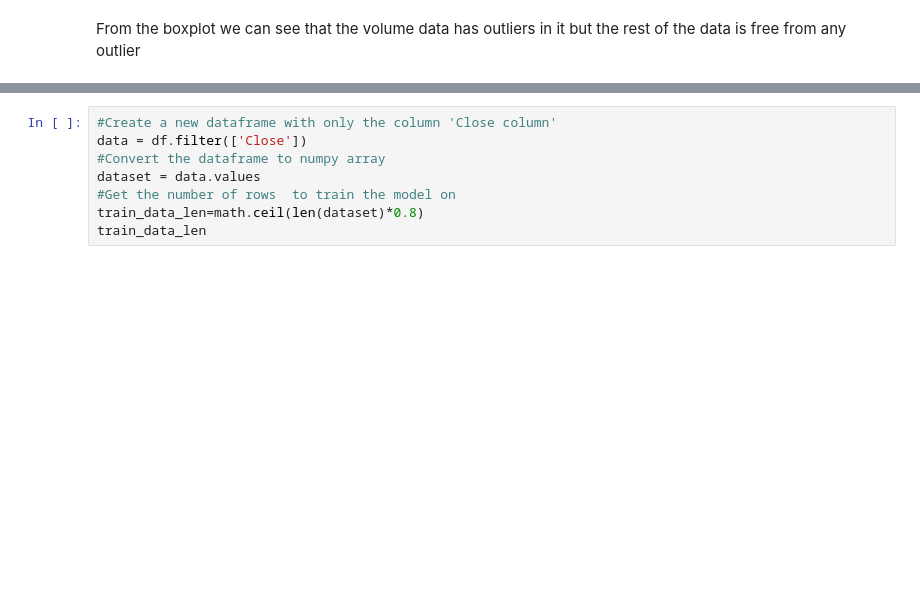
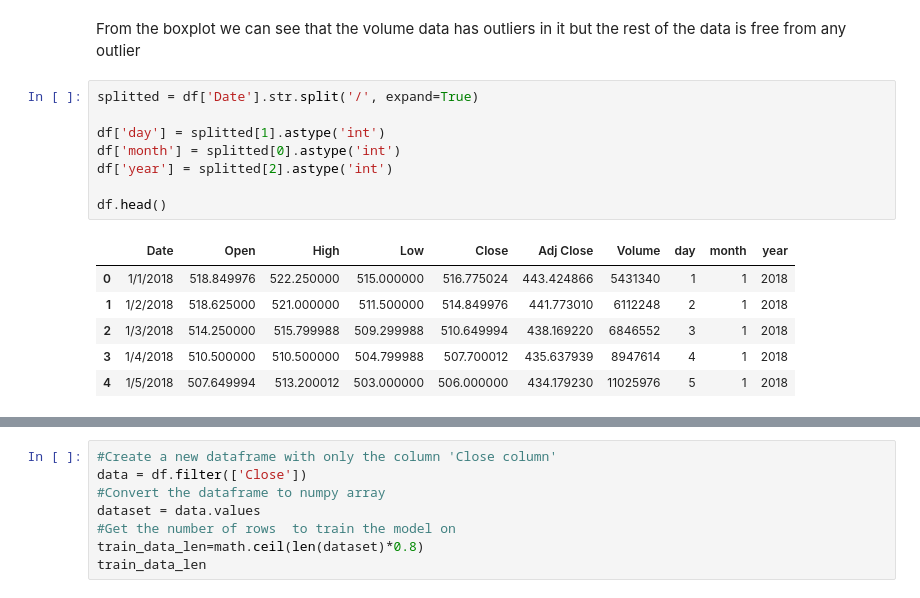
Before and after one commit to Rishit-shah2002/ML_Project, a Jupyter notebook: ML_Project.ipynb, the cells around one changed output, grey strips where cells are left out. Drawn from its saved outputs; the diff is of its cells as text; blank space fills up the shorter version.

```diff
--- a/ML_Project.ipynb
+++ b/ML_Project.ipynb
@@ -138,3 +140,18 @@ plt.show()
 [figure]
 # %% [markdown]
 From the boxplot we can see that the volume data has outliers in it but the rest of the data is free from any outlier
+# %%
+splitted = df['Date'].str.split('/', expand=True)
+
+df['day'] = splitted[1].astype('int')
+df['month'] = splitted[0].astype('int')
+df['year'] = splitted[2].astype('int')
+
+df.head()
+# %% [output]
+|  | Date | Open | High | Low | Close | Adj Close | Volume | day | month | year |
+| 0 | 1/1/2018 | 518.849976 | 522.250000 | 515.000000 | 516.775024 | 443.424866 | 5431340 | 1 | 1 | 2018 |
+| 1 | 1/2/2018 | 518.625000 | 521.000000 | 511.500000 | 514.849976 | 441.773010 | 6112248 | 2 | 1 | 2018 |
+| 2 | 1/3/2018 | 514.250000 | 515.799988 | 509.299988 | 510.649994 | 438.169220 | 6846552 | 3 | 1 | 2018 |
+| 3 | 1/4/2018 | 510.500000 | 510.500000 | 504.799988 | 507.700012 | 435.637939 | 8947614 | 4 | 1 | 2018 |
+| 4 | 1/5/2018 | 507.649994 | 513.200012 | 503.000000 | 506.000000 | 434.179230 | 11025976 | 5 | 1 | 2018 |
```
Also changed, not shown: parts of 10 cells of this notebook.
